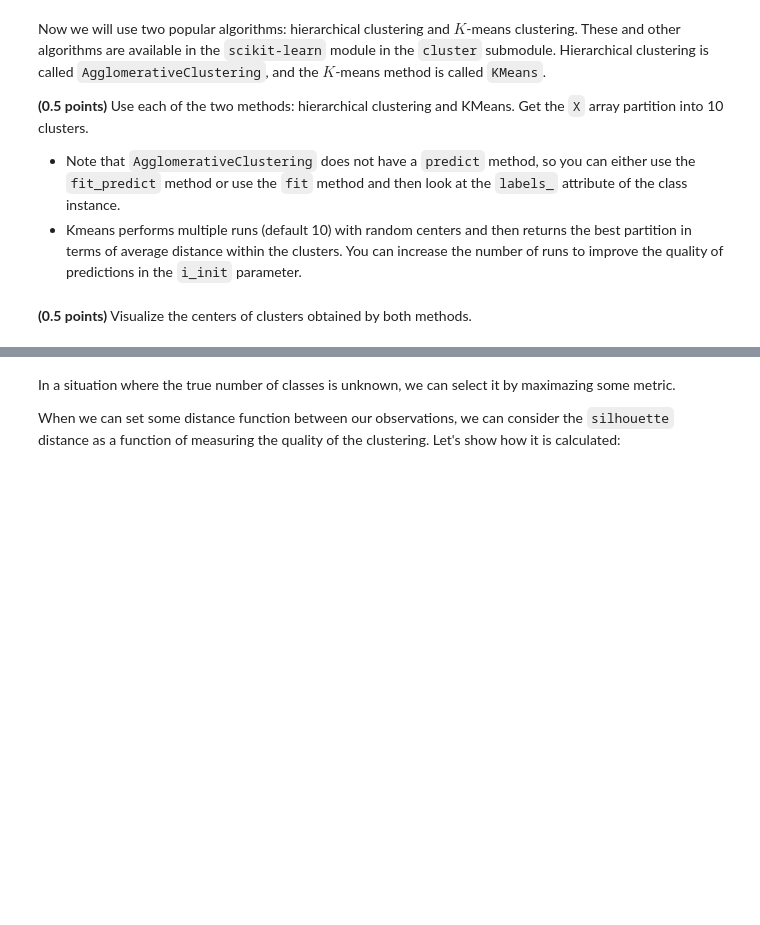
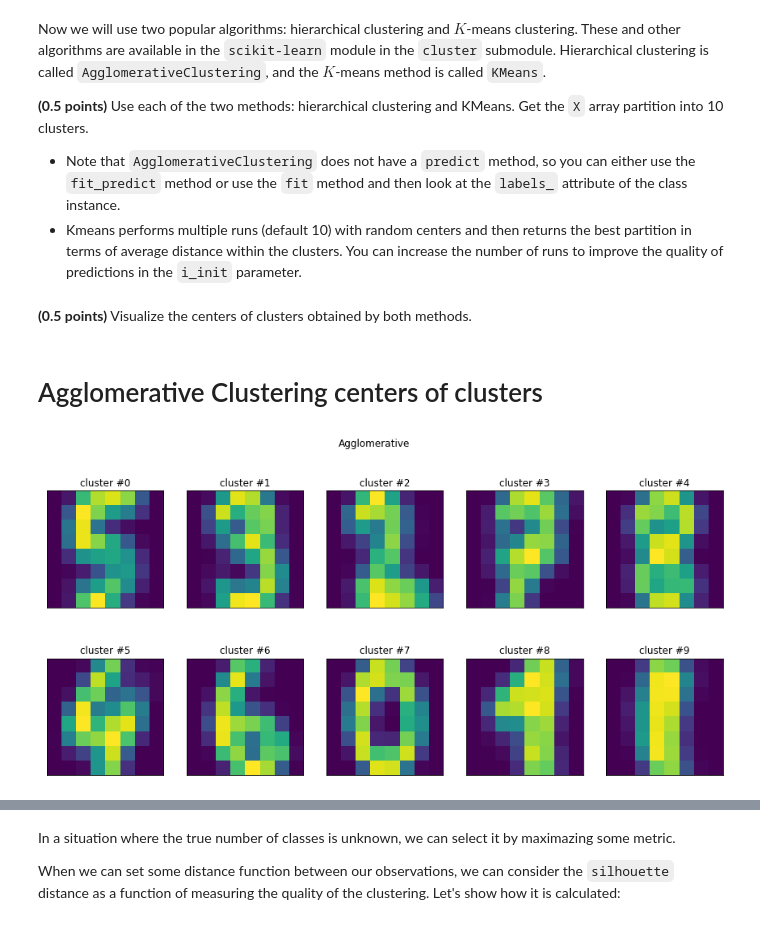
Before and after one commit to zappaz00/8_clustering, a Jupyter notebook: clustering.ipynb, the cells around one changed output, grey strips where cells are left out. Saved outputs shown, nothing was run; the diff lists cells and outputs as text; code cells hidden in the pictures; blank space fills up the shorter version.

```diff
--- a/clustering.ipynb
+++ b/clustering.ipynb
@@ -158,5 +215,31 @@ kmeans_labels = ...
+# %%
+agglomerative_model = AgglomerativeClustering(n_clusters=10)
+kmeans_model = KMeans(n_clusters=10, n_init=20) #n_init возьмём с запасом
+
+hierarchical_labels = agglomerative_model.fit_predict(X)
+kmeans_labels = kmeans_model.fit_predict(X)
 # %%
 assert hierarchical_labels.shape == (1797,)
 assert kmeans_labels.shape == (1797,)
 # %% [markdown]
 **(0.5 points)** Visualize the centers of clusters obtained by both methods.
+# %% [markdown]
+# Agglomerative Clustering centers of clusters
+# %%
+agglomerative_centers = np.zeros((agglomerative_model.n_clusters_, X.shape[1]))
+for k in range(agglomerative_model.n_clusters_):
+    agglomerative_centers[k, :] = np.mean(X[hierarchical_labels==k], axis=0)
+# %%
+fig, axs = plt.subplots(2, 5, figsize=(15, 7))
+for im_ctr in range(agglomerative_model.n_clusters_):
+    row_ctr = int(im_ctr / 5)
+    col_ctr = im_ctr % 5
+    image = np.reshape(agglomerative_centers[im_ctr, :], (8, 8))
+    axs[row_ctr, col_ctr].imshow(image)
+    axs[row_ctr, col_ctr].set_title(f'cluster #{im_ctr}')
+    axs[row_ctr, col_ctr].set_xticks(ticks=[])
+    axs[row_ctr, col_ctr].set_yticks(ticks=[])
+
+plt.suptitle('Agglomerative');
+# %% [output]
+[figure, added]
```
Also changed, not shown: parts of 10 cells of this notebook.
